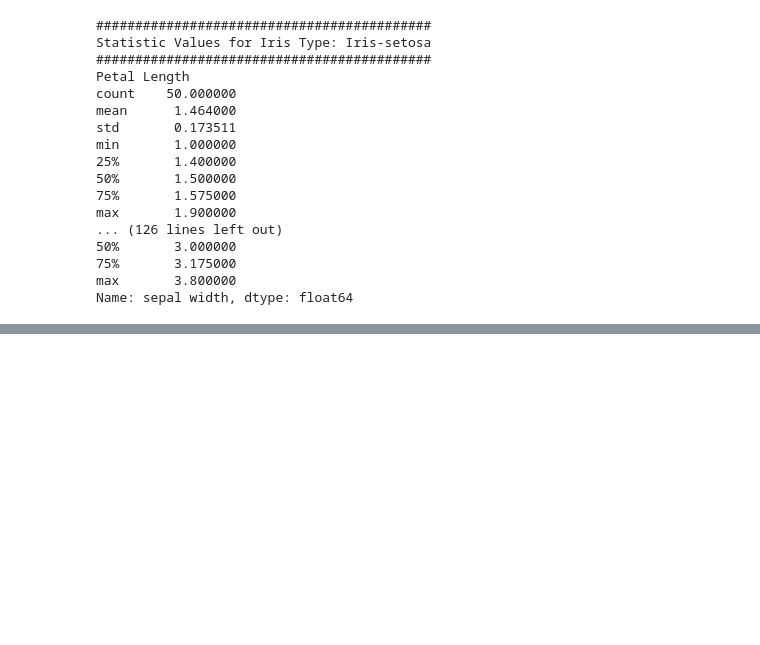
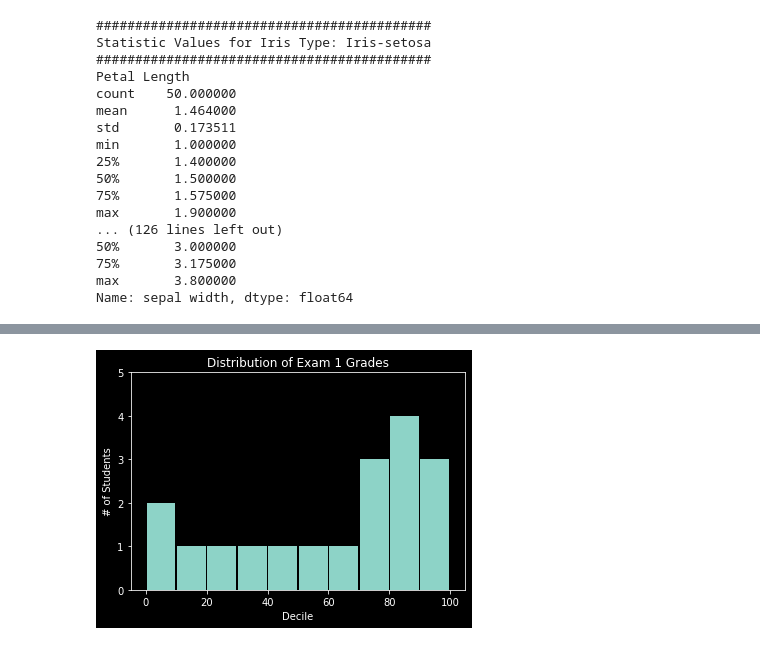
Before and after one commit to yhutter-dv/fhgr-explorative-data-analytics, a Jupyter notebook: jupyter_notebooks/assignments.ipynb, the cells around one changed output, grey strips where cells are left out. Cells and saved outputs as stored; diff of their text form; code cells hidden in the pictures; blank space fills up the shorter version.

```diff
--- a/jupyter_notebooks/assignments.ipynb
+++ b/jupyter_notebooks/assignments.ipynb
@@ -424,0 +527,17 @@ Name: sepal width, dtype: float64
+# %%
+from matplotlib import pyplot as plt
+plt.style.use('dark_background')
+
+num_bins = 10
+grades = [83, 95, 91, 87, 70, 0, 85, 82, 100, 67, 73, 77, 0, 22, 45, 11, 30, 50]
+
+plt.hist(grades, num_bins, rwidth=0.95)    # Should have 95% of max width
+plt.axis([-5, 105, 0, 5])                  # x-axis from -5 to 105,
+                                           # y-axis from 0 to 5
+
+plt.xlabel("Decile")
+plt.ylabel("# of Students")
+plt.title("Distribution of Exam 1 Grades")
+plt.show()
+# %% [output]
+[figure, added]
```
Also changed, not shown: parts of 11 cells of this notebook, 2 other files.
